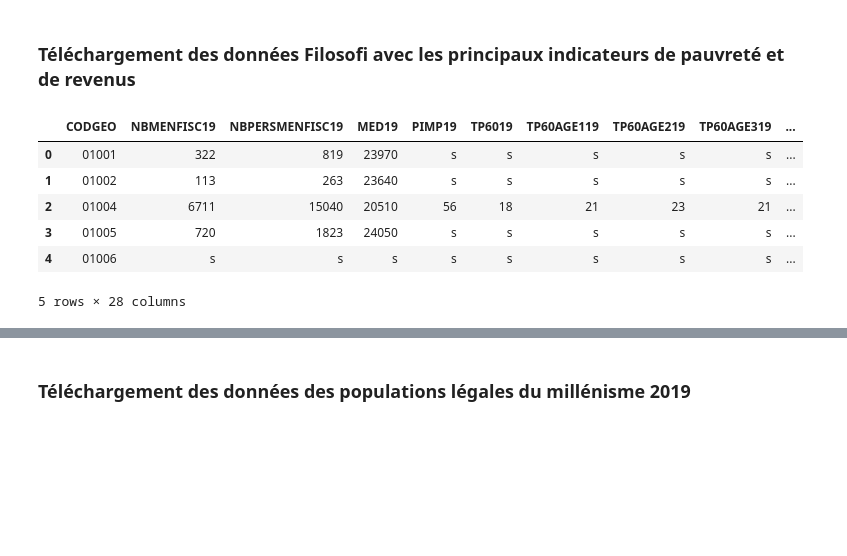
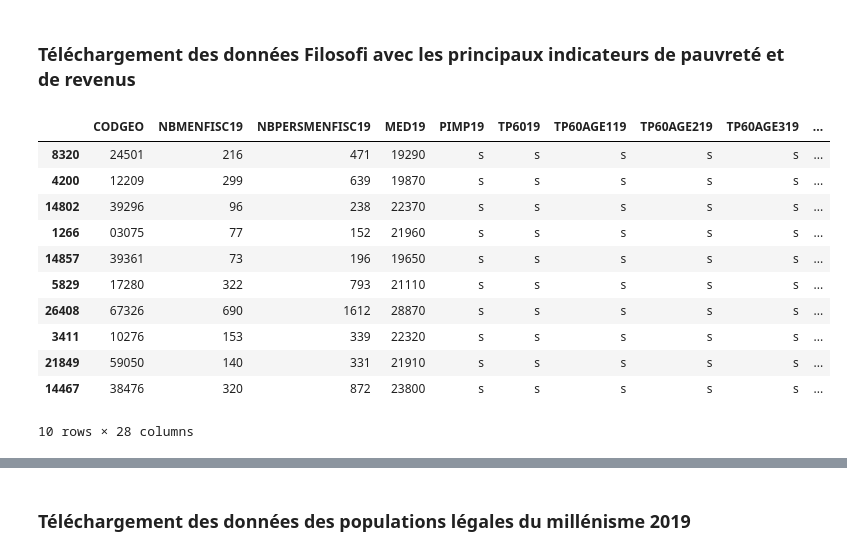
Before and after one commit to LeoMaurice/SportsParticipationEconomicGeographic, a Jupyter notebook: cleaningFilosofiCommunes.ipynb, the cells around one changed output, grey strips where cells are left out. Cells and saved outputs as stored; diff of their text form; code cells hidden in the pictures; blank space fills up the shorter version.

```diff
--- a/cleaningFilosofiCommunes.ipynb
+++ b/cleaningFilosofiCommunes.ipynb
@@ -163,15 +161,20 @@ with ZipFile(nom, 'r') as zipfile :
 donnees_filo_ind_communes_2019=pd.read_csv(data, sep=";", low_memory=False)
 table_var_filo_ind_com_2019 = pd.read_csv(meta, sep=";", low_memory=False)
 # %%
-donnees_filo_ind_communes_2019.head()
+donnees_filo_ind_communes_2019.sample(10)
 # %% [output]
 |  | CODGEO | NBMENFISC19 | NBPERSMENFISC19 | MED19 | PIMP19 | TP6019 | TP60AGE119 | TP60AGE219 | TP60AGE319 | ... |
-| 0 | 01001 | 322 | 819 | 23970 | s | s | s | s | s | ... |
-| 1 | 01002 | 113 | 263 | 23640 | s | s | s | s | s | ... |
-| 2 | 01004 | 6711 | 15040 | 20510 | 56 | 18 | 21 | 23 | 21 | ... |
-| 3 | 01005 | 720 | 1823 | 24050 | s | s | s | s | s | ... |
-| 4 | 01006 | s | s | s | s | s | s | s | s | ... |
+| 8320 | 24501 | 216 | 471 | 19290 | s | s | s | s | s | ... |
+| 4200 | 12209 | 299 | 639 | 19870 | s | s | s | s | s | ... |
+| 14802 | 39296 | 96 | 238 | 22370 | s | s | s | s | s | ... |
+| 1266 | 03075 | 77 | 152 | 21960 | s | s | s | s | s | ... |
+| 14857 | 39361 | 73 | 196 | 19650 | s | s | s | s | s | ... |
+| 5829 | 17280 | 322 | 793 | 21110 | s | s | s | s | s | ... |
+| 26408 | 67326 | 690 | 1612 | 28870 | s | s | s | s | s | ... |
+| 3411 | 10276 | 153 | 339 | 22320 | s | s | s | s | s | ... |
+| 21849 | 59050 | 140 | 331 | 21910 | s | s | s | s | s | ... |
+| 14467 | 38476 | 320 | 872 | 23800 | s | s | s | s | s | ... |
-5 rows × 28 columns
+10 rows × 28 columns
 # %%
 table_var_filo_ind_com_2019.sample(10)
 # %% [output]
```
Also changed, not shown: parts of 10 cells of this notebook.
